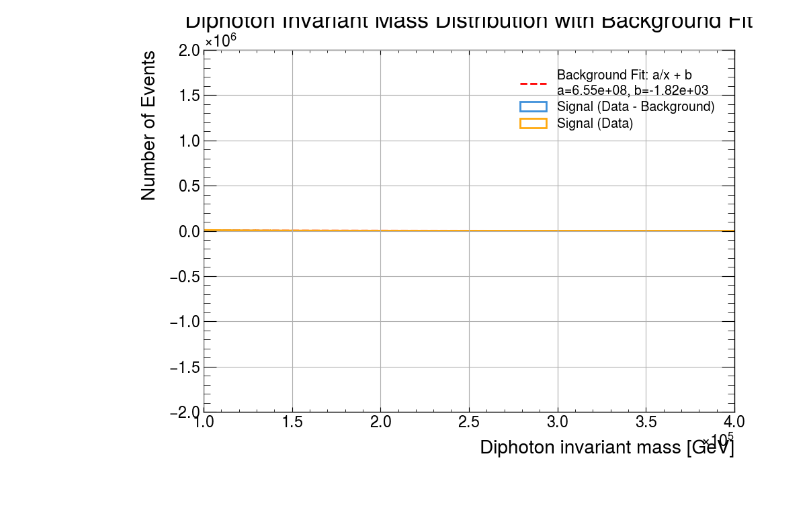
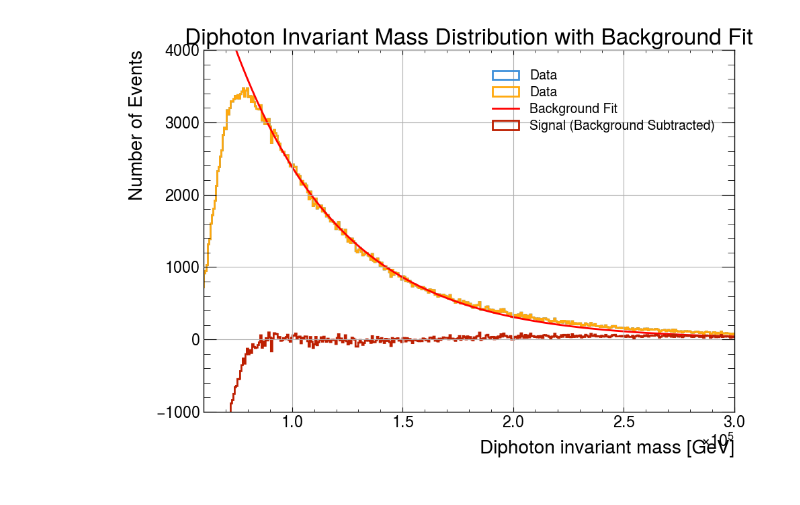
Before and after one commit to phgilde/sak-annecy-2024, a Jupyter notebook: notebook_working.ipynb, the cells around one changed output. Drawn from its saved outputs; the diff is of its cells as text; code cells hidden in the pictures.

```diff
--- a/notebook_working.ipynb
+++ b/notebook_working.ipynb
@@ -8,7 +8,7 @@ from scipy.optimize import curve_fit
 import vector
 
 # Load the ROOT file and the tree
-file = uproot.open("GamGam/Data/data_B.GamGam.root")  # replace with the correct path
+file = uproot.open("V:/Programme/Higgs/GamGam/Data/data_A.GamGam.root")  # replace with the correct path
 tree = file["mini"]
 
 #V:\Programme\Higgs\GamGam\Data\data_B.GamGam.root
@@ -33,55 +33,53 @@ for event in range(len(photon_pt)):
 
         # Create four-momentum vectors for the two photons using transverse momentum
         photon1 = vector.obj(px=pt1 * np.cos(phi1), py=pt1 * np.sin(phi1), pz=pt1 * np.sinh(eta1), E=E1)
         photon2 = vector.obj(px=pt2 * np.cos(phi2), py=pt2 * np.sin(phi2), pz=pt2 * np.sinh(eta2), E=E2)
 
         # Calculate the invariant mass
         mass = (photon1 + photon2).mass
         masses.append(mass)
 
 # Plotting the invariant mass distribution
 plt.figure(figsize=(10, 7))
 hist, bins, _ = plt.hist(masses, bins=5000, histtype='step', linewidth=2, label="Data")
 bin_centers = (bins[:-1] + bins[1:]) / 2
 
-# Define the function for background fitting
-def antipropotional(x, a, b):
-    return a * (1 / x) + b
+# Define a polynomial function for the background
+# def poly_background(x, a, b, c):
+#     return a*x**2 + b*x + c
 
-# Select the background region (example: below 115 GeV)
-background_region = (1.5e5 < bin_centers) & (bin_centers < 4e5)  # Adjust this range based on your data
-background_x = bin_centers[background_region]
-background_y = hist[background_region]
+def poly_background(x, a, b):
+    return a * np.exp(b * x)
 
-# Check for zeros or negative values
-background_y = np.maximum(background_y, 1e-10)  # Replace zero or negative values to avoid log issues
+param_a = 3500
+param_b = 1/100000
+param_c = 10
 
-# Estimate initial parameters
-initial_a = 1e6
-initial_b = -0.0001  # A small negative value as a reasonable guess for the decay constant
+# Fit the background in a sideband region (excluding the signal region)
+sideband_mask = (bin_centers > 9e4) & (bin_centers < 2e5)  # Exclude 115-135 GeV region
+popt, _ = curve_fit(poly_background, bin_centers[sideband_mask], hist[sideband_mask], p0=(param_a, param_b))
 
-# Perform the fit with boundsSS
-popt, pcov = curve_fit(antipropotional, background_x, background_y, p0=(initial_a, initial_b))
+# Calculate the background across the entire range
+background = poly_background(bin_centers, *popt)
 
-# Generate the fitted background curve over the entire range
-background_fit = antipropotional(bin_centers, *popt)
+# Subtract the background from the original histogram
+signal = hist - background
 
-# Subtract the background from the data
-signal_hist = hist - background_fit
 
-plt.clf()
 
-# Plot the results
-plt.plot(bin_centers, background_fit, 'r--', label=f"Background Fit: a/x + b\na={popt[0]:.2e}, b={popt[1]:.2e}")
-plt.hist(bin_centers, bins=bins, weights=signal_hist, histtype='step', linewidth=2, label="Signal (Data - Background)")
-plt.hist(bin_centers, bins=bins, weights=hist, histtype='step', linewidth=2, label="Signal (Data)")
+plt.hist(bin_centers, bins=bins, weights=hist, histtype='step', linewidth=2, label="Data")
+plt.plot(bin_centers, background, 'r-', label="Background Fit", linewidth=2)
+plt.hist(bin_centers, bins=bins, weights=signal, histtype='step', linewidth=2, label="Signal (Background Subtracted)")
+plt.plot(bin_centers, poly_background(bin_centers, param_a, param_b))
 plt.xlabel("Diphoton invariant mass [GeV]")
 plt.ylabel("Number of Events")
 plt.title("Diphoton Invariant Mass Distribution with Background Fit")
-plt.xlim(1e5, 4e5)
+plt.xlim(6e4, 3e5)
+plt.ylim(-1000, 4000)
 plt.legend()
 plt.grid(True)
 hep.style.use("ATLAS")  # Use ATLAS style for the plot
+
 plt.show()
 # %% [output]
-[figure, old version]
+[figure, new version]
```
